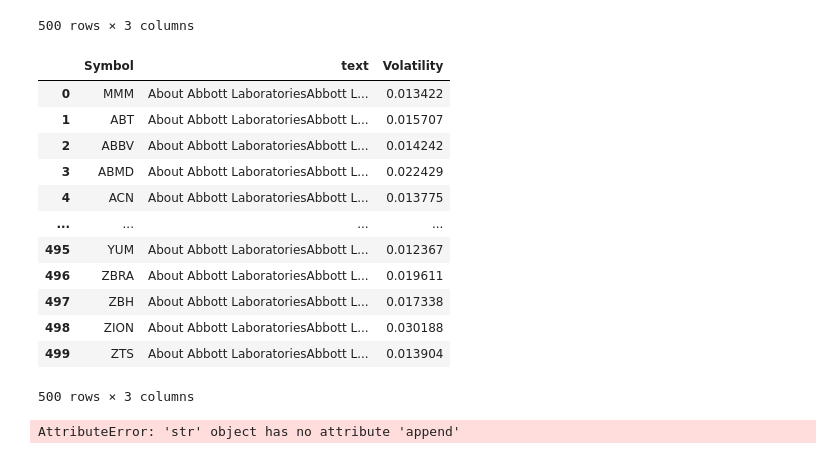
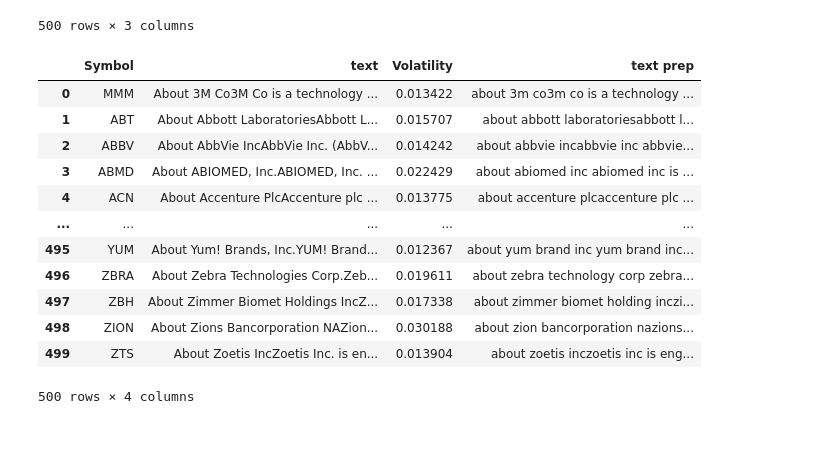
Before and after one commit to juliatowski/Python2_Homeworks, a Jupyter notebook: preprocessing.ipynb, the cells around one changed output. Cells and saved outputs as stored; diff of their text form; code cells hidden in the pictures.

```diff
--- a/preprocessing.ipynb
+++ b/preprocessing.ipynb
@@ -49,54 +59,35 @@ df
 | 499 | ZTS | About Zoetis IncZoetis Inc. is en... | 0.013904 |
 500 rows × 3 columns
 # %%
-#preprocessor internet
 
-wordnet = nltk.WordNetLemmatizer()
+# wordnet = nltk.WordNetLemmatizer()
+# def my_preprocessor(text):
 
-def preprocessor(text):
-    text=text.lower()
-    text=re.sub("\\W"," ",text) # remove special chars
-    text=re.sub("\\s+(in|the|all|for|and|on)\\s+"," _connector_ ",text) # normalize certain words
+#     text=text.lower()
+#     text=re.sub("\\W"," ",text) # remove special chars
 
-    # lemmatized words
-    words=re.split("\\s+",text)
-    lemmatized_words=[wordnet.lemmatize(t) for w in words]
-    return ' '.join(lemmatized_words)
+#     # lemmatize words
+#     words=re.split("\\s+",text)
+#     lemmatized_words=[wordnet.lemmatize(t) for t in words]
+#     return ' '.join(lemmatized_words)
 
-df['text'] = df['text'].apply(preprocessor)
+# df['text prep'] = df['text'].apply(my_preprocessor)
+# df
 
-df
+
+
+# in a first step I want to try my preprocessor --> it removes any special chars and lemmatizes the words
 # %% [output]
-|  | Symbol | text | Volatility |
-| 0 | MMM | About Abbott LaboratoriesAbbott L... | 0.013422 |
-| 1 | ABT | About Abbott LaboratoriesAbbott L... | 0.015707 |
-| 2 | ABBV | About Abbott LaboratoriesAbbott L... | 0.014242 |
-| 3 | ABMD | About Abbott LaboratoriesAbbott L... | 0.022429 |
-| 4 | ACN | About Abbott LaboratoriesAbbott L... | 0.013775 |
-| ... | ... | ... | ... |
-| 495 | YUM | About Abbott LaboratoriesAbbott L... | 0.012367 |
-| 496 | ZBRA | About Abbott LaboratoriesAbbott L... | 0.019611 |
-| 497 | ZBH | About Abbott LaboratoriesAbbott L... | 0.017338 |
-| 498 | ZION | About Abbott LaboratoriesAbbott L... | 0.030188 |
-| 499 | ZTS | About Abbott LaboratoriesAbbott L... | 0.013904 |
+|  | Symbol | text | Volatility | text prep |
+| 0 | MMM | About 3M Co3M Co is a technology ... | 0.013422 | about 3m co3m co is a technology ... |
+| 1 | ABT | About Abbott LaboratoriesAbbott L... | 0.015707 | about abbott laboratoriesabbott l... |
+| 2 | ABBV | About AbbVie IncAbbVie Inc. (AbbV... | 0.014242 | about abbvie incabbvie inc abbvie... |
+| 3 | ABMD | About ABIOMED, Inc.ABIOMED, Inc. ... | 0.022429 | about abiomed inc abiomed inc is ... |
+| 4 | ACN | About Accenture PlcAccenture plc ... | 0.013775 | about accenture plcaccenture plc ... |
+| ... | ... | ... | ... | ... |
+| 495 | YUM | About Yum! Brands, Inc.YUM! Brand... | 0.012367 | about yum brand inc yum brand inc... |
+| 496 | ZBRA | About Zebra Technologies Corp.Zeb... | 0.019611 | about zebra technology corp zebra... |
+| 497 | ZBH | About Zimmer Biomet Holdings IncZ... | 0.017338 | about zimmer biomet holding inczi... |
+| 498 | ZION | About Zions Bancorporation NAZion... | 0.030188 | about zion bancorporation nazions... |
+| 499 | ZTS | About Zoetis IncZoetis Inc. is en... | 0.013904 | about zoetis inczoetis inc is eng... |
-500 rows × 3 columns
+500 rows × 4 columns
-# %%
-#preprocessing
-
-text_use=[]
-for t in text:
-    text_use=str(text)
-    space_tokenizer = nltk.tokenize.SpaceTokenizer()
-    text_use = space_tokenizer.tokenize(text_use)
-    text_use = [w.lower() for w in text_use if w.lower() not in stopwords.words('english')]
-    text_use=[w for w in text_use if w not in string.punctuation]
-    punct_seq = [c+"\"" for c in string.punctuation ]+ ["\""+c for c in string.punctuation ]
-    text_use=[w for w in text_use if w not in punct_seq]
-    wordnet = nltk.WordNetLemmatizer()
-    text_use=[wordnet.lemmatize(t) for t in text_use]
-    #text_use=' '.join(text_use)
-text_use.append(text_use)
-
-print(len(text_use))
-# %% [output]
-AttributeError: 'str' object has no attribute 'append'
```
Also changed, not shown: parts of 14 cells of this notebook.
